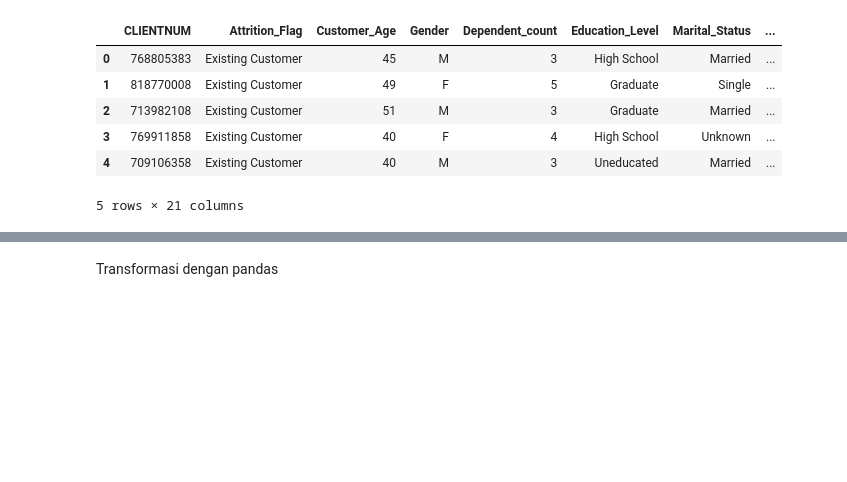
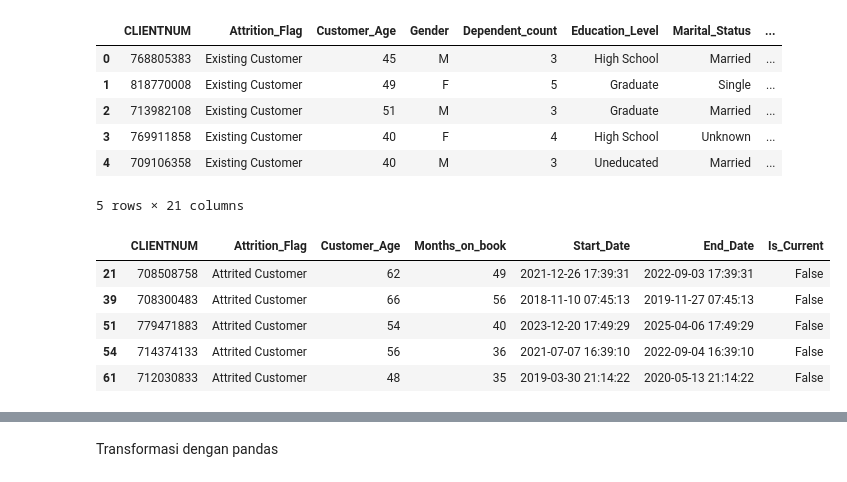
Before and after one commit to otherlife-code/DWIB_Final-Project, a Jupyter notebook: Project Based Milestone 1/Milestone_1.ipynb, the cells around one changed output, grey strips where cells are left out. Cells and saved outputs as stored; diff of their text form; code cells hidden in the pictures; blank space fills up the shorter version.

```diff
--- a/Project Based Milestone 1/Milestone_1.ipynb
+++ b/Project Based Milestone 1/Milestone_1.ipynb
@@ -300,0 +298,34 @@ dim_customer = df[['CLIENTNUM', 'Attrition_Flag', 'Customer_Age', 'Months_on_boo
+# %%
+# Create Dim_Customer
+# Transformasi data untuk Dim Customer
+dim_customer = df[['CLIENTNUM', 'Attrition_Flag', 'Customer_Age', 'Months_on_book']].drop_duplicates().reset_index(drop=True)
+
+# Generate random Start_Date between 2018 and 2023
+start_date_range = pd.to_datetime("2018-01-01")
+end_date_range = pd.to_datetime("2023-12-31")
+
+dim_customer['Start_Date'] = pd.to_datetime(np.random.randint(start_date_range.value // 10**9,
+                                                              end_date_range.value // 10**9,
+                                                              size=len(dim_customer)), unit='s')
+
+# Generate End_Date only for Attrited Customers
+dim_customer['End_Date'] = np.where(
+    dim_customer['Attrition_Flag'] == 'Attrited Customer',
+    dim_customer['Start_Date'] + pd.to_timedelta(np.random.randint(180, 730, size=len(dim_customer)), unit='D'),
+    None
+)
+
+# Convert End_Date to timestamp format where applicable
+dim_customer['End_Date'] = pd.to_datetime(dim_customer['End_Date'])
+
+# Update Is_Current to False if Attrition_Flag is "Attrited Customer"
+dim_customer['Is_Current'] = dim_customer['Attrition_Flag'] != 'Attrited Customer'
+
+dim_customer[dim_customer['Attrition_Flag'] == 'Attrited Customer'].head()
+# %% [output]
+|  | CLIENTNUM | Attrition_Flag | Customer_Age | Months_on_book | Start_Date | End_Date | Is_Current |
+| 21 | 708508758 | Attrited Customer | 62 | 49 | 2021-12-26 17:39:31 | 2022-09-03 17:39:31 | False |
+| 39 | 708300483 | Attrited Customer | 66 | 56 | 2018-11-10 07:45:13 | 2019-11-27 07:45:13 | False |
+| 51 | 779471883 | Attrited Customer | 54 | 40 | 2023-12-20 17:49:29 | 2025-04-06 17:49:29 | False |
+| 54 | 714374133 | Attrited Customer | 56 | 36 | 2021-07-07 16:39:10 | 2022-09-04 16:39:10 | False |
+| 61 | 712030833 | Attrited Customer | 48 | 35 | 2019-03-30 21:14:22 | 2020-05-13 21:14:22 | False |
```
Also changed, not shown: parts of 5 cells of this notebook.
